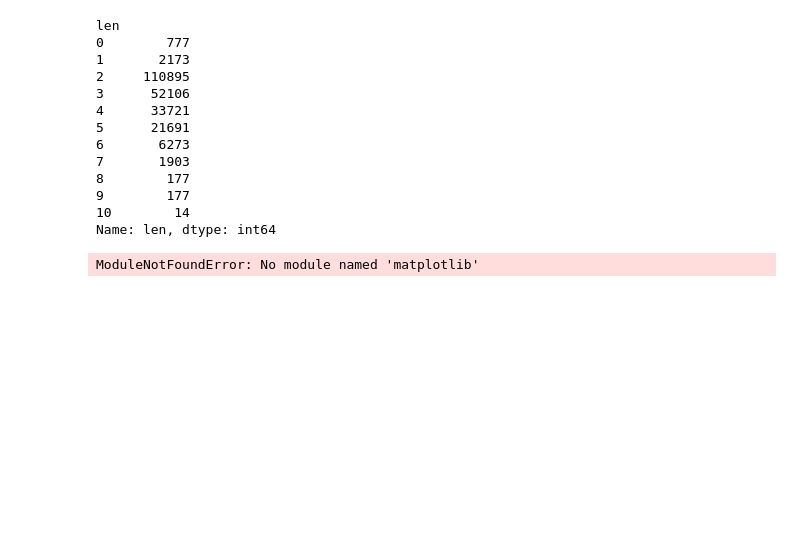
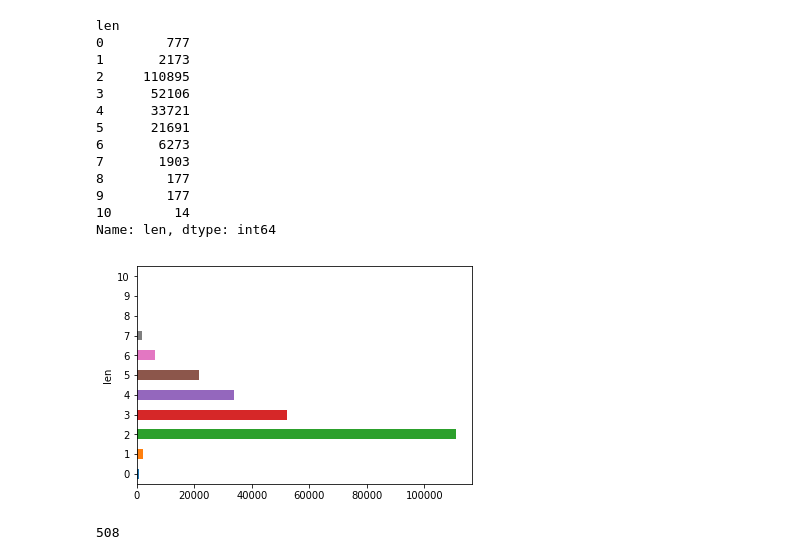
Before and after one commit to virajbhalala/MultiLabelClassification-YelpDataset, a Jupyter notebook: ExploratoryAnalysis.ipynb, the cells around one changed output. Cells and saved outputs as stored; diff of their text form; code cells hidden in the pictures; blank space fills up the shorter version.

```diff
--- a/ExploratoryAnalysis.ipynb
+++ b/ExploratoryAnalysis.ipynb
@@ -35,6 +33,15 @@ len
 10        14
 Name: len, dtype: int64
 # %%
-UniqueLabelsLenCounts.plot()
+UniqueLabelsLenCounts.plot(kind='barh')
+plt.show()
 # %% [output]
-ModuleNotFoundError: No module named 'matplotlib'
+[figure, added]
+# %%
+uniqueSet= set()
+for l in BUJoin.categories:
+    uniqueSet.update(l)
+
+len(uniqueSet)
+# %% [output]
+508
```
Also changed, not shown: parts of 7 cells of this notebook.
